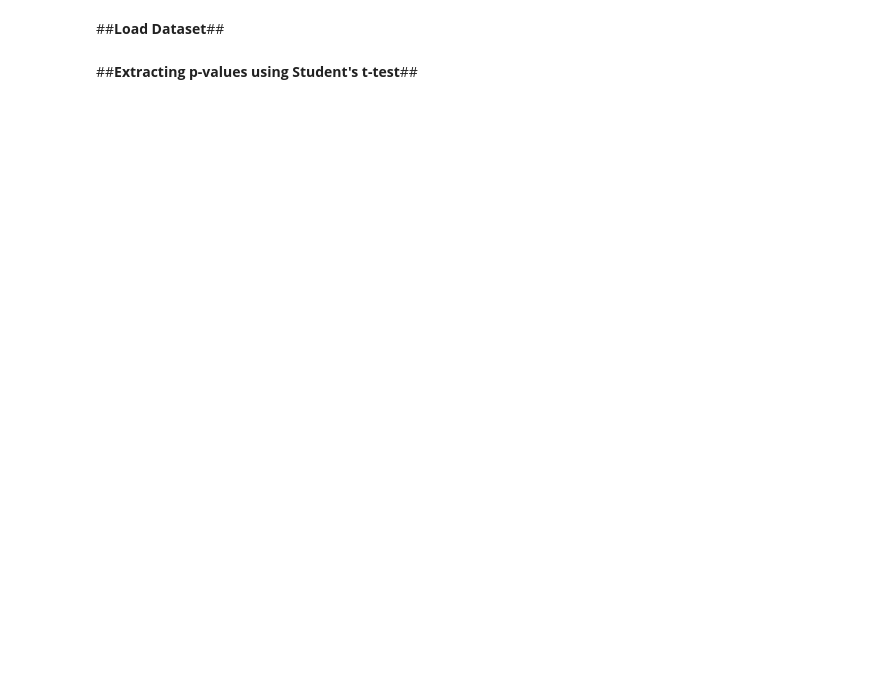
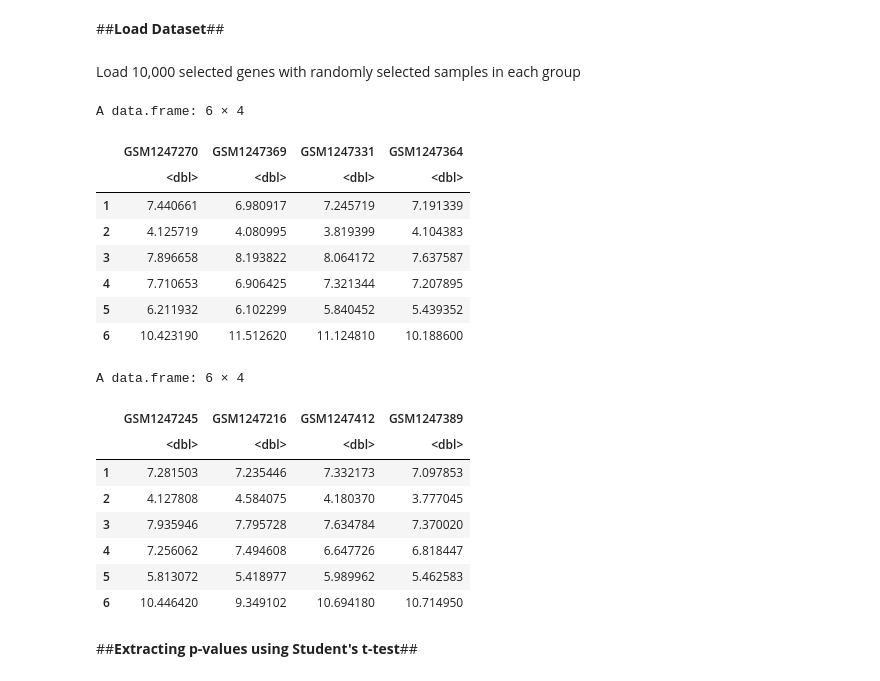
Before and after one commit to almedida/thesis, a Jupyter notebook: 10k_student_ttest.ipynb, the cells around one changed output. Cells and saved outputs as stored; diff of their text form; code cells hidden in the pictures; blank space fills up the shorter version.

```diff
--- a/10k_student_ttest.ipynb
+++ b/10k_student_ttest.ipynb
@@ -10,3 +25,5 @@ Installing package into ‘/usr/local/lib/R/site-library’
 # %% [markdown]
 ##**Load Dataset**##
+# %% [markdown]
+Load 10,000 selected genes with randomly selected samples in each group
 # %%
@@ -16,3 +35,25 @@ kidneyTechExpr = read.table("kidneyTech.csv", header= TRUE, sep=",")
+# %%
+head(tenk_group1_data)
+head(tenk_group2_data)
+# %% [output]
+A data.frame: 6 × 4
+|  | GSM1247270 | GSM1247369 | GSM1247331 | GSM1247364 |
+|  | <dbl> | <dbl> | <dbl> | <dbl> |
+| 1 | 7.440661 | 6.980917 | 7.245719 | 7.191339 |
+| 2 | 4.125719 | 4.080995 | 3.819399 | 4.104383 |
+| 3 | 7.896658 | 8.193822 | 8.064172 | 7.637587 |
+| 4 | 7.710653 | 6.906425 | 7.321344 | 7.207895 |
+| 5 | 6.211932 | 6.102299 | 5.840452 | 5.439352 |
+| 6 | 10.423190 | 11.512620 | 11.124810 | 10.188600 |
+A data.frame: 6 × 4
+|  | GSM1247245 | GSM1247216 | GSM1247412 | GSM1247389 |
+|  | <dbl> | <dbl> | <dbl> | <dbl> |
+| 1 | 7.281503 | 7.235446 | 7.332173 | 7.097853 |
+| 2 | 4.127808 | 4.584075 | 4.180370 | 3.777045 |
+| 3 | 7.935946 | 7.795728 | 7.634784 | 7.370020 |
+| 4 | 7.256062 | 7.494608 | 6.647726 | 6.818447 |
+| 5 | 5.813072 | 5.418977 | 5.989962 | 5.462583 |
+| 6 | 10.446420 | 9.349102 | 10.694180 | 10.714950 |
 # %%
 kidneyCBA <- data.matrix(as.data.frame(as.matrix(kidneyCBAExpr)), rownames.force = NA)
 kidneyTech <- data.matrix(as.data.frame(as.matrix(kidneyTechExpr)), rownames.force = NA)
```
Also changed, not shown: parts of 9 cells of this notebook.
